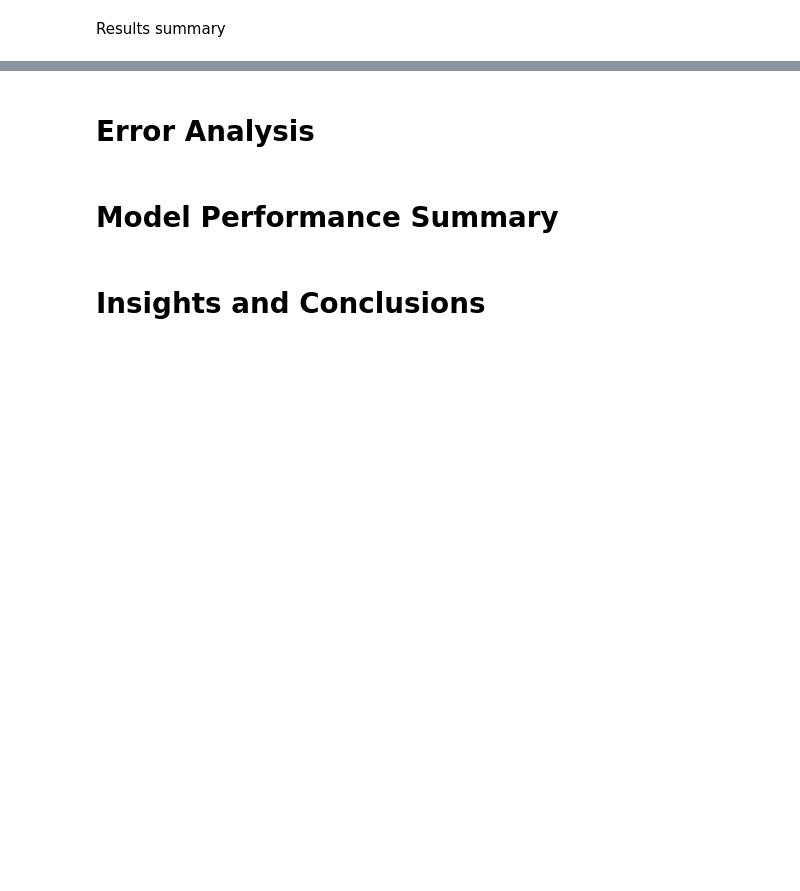
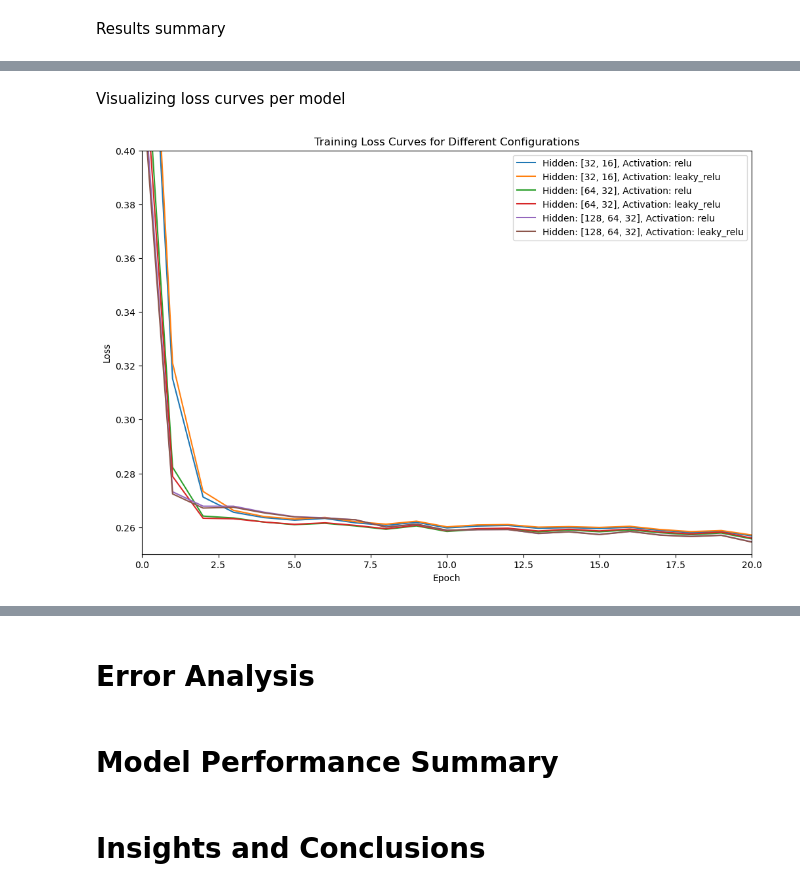
Before and after one commit to BeverlyKate/STINTSY-MP, a Jupyter notebook: STINTSYMP.ipynb, the cells around one changed output, grey strips where cells are left out. Drawn from its saved outputs; the diff is of its cells as text; code cells hidden in the pictures; blank space fills up the shorter version.

```diff
--- a/STINTSYMP.ipynb
+++ b/STINTSYMP.ipynb
@@ -653,0 +757,18 @@ Model Evaluation Summary:
+# %% [markdown]
+Visualizing loss curves per model
+# %%
+plt.figure(figsize=(12, 8))
+for config, losses in loss_curves_100.items():
+    plt.plot(losses, label=config)
+
+plt.xlabel('Epoch')
+plt.ylabel('Loss')
+
+plt.xlim(0, 20)
+plt.ylim(0.25, 0.40)
+
+plt.title('Training Loss Curves for Different Configurations')
+plt.legend()
+plt.show()
+# %% [output]
+[figure, added]
```
Also changed, not shown: parts of 15 cells of this notebook.
